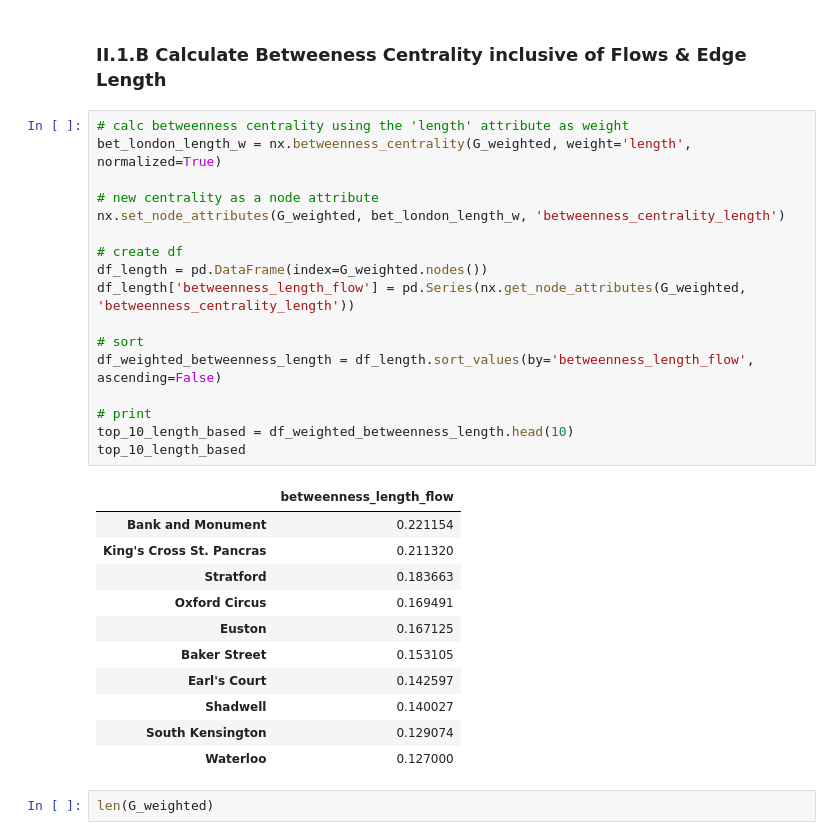
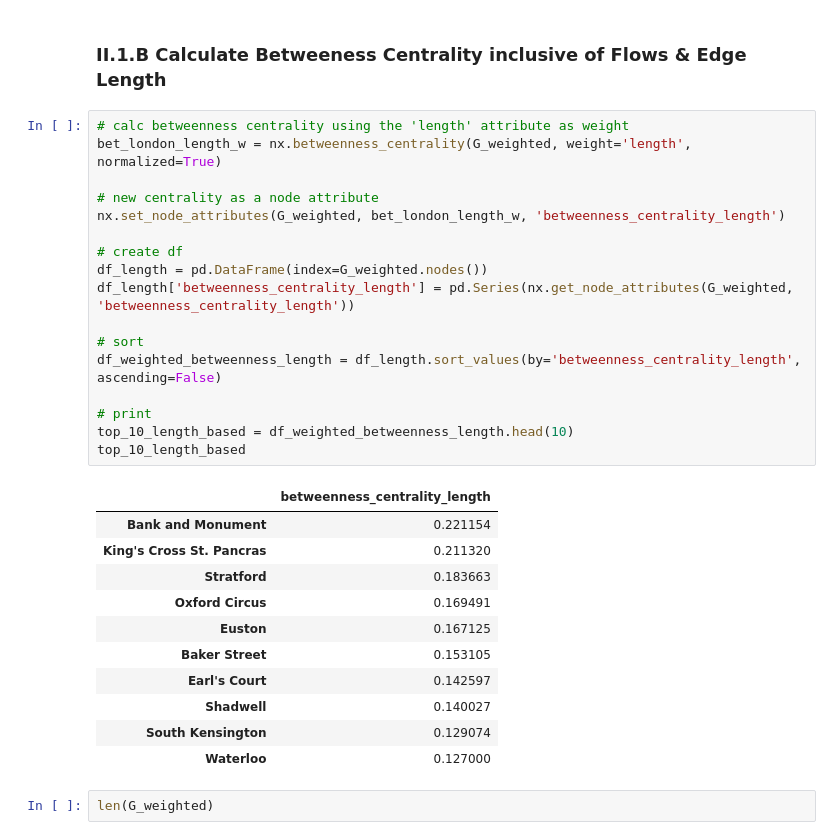
Before and after one commit to NikhilSDesai/UrbanSimulation, a Jupyter notebook: Final_Assessment.ipynb, the cells around one changed output. Cells and saved outputs as stored; diff of their text form.

```diff
--- a/Final_Assessment.ipynb
+++ b/Final_Assessment.ipynb
@@ -1406,22 +1406,22 @@ plt.show()
 # %%
 # calc betweenness centrality using the 'length' attribute as weight
 bet_london_length_w = nx.betweenness_centrality(G_weighted, weight='length', normalized=True)
 
 # new centrality as a node attribute
 nx.set_node_attributes(G_weighted, bet_london_length_w, 'betweenness_centrality_length')
 
 # create df
 df_length = pd.DataFrame(index=G_weighted.nodes())
-df_length['betweenness_length_flow'] = pd.Series(nx.get_node_attributes(G_weighted, 'betweenness_centrality_length'))
+df_length['betweenness_centrality_length'] = pd.Series(nx.get_node_attributes(G_weighted, 'betweenness_centrality_length'))
 
 # sort
-df_weighted_betweenness_length = df_length.sort_values(by='betweenness_length_flow', ascending=False)
+df_weighted_betweenness_length = df_length.sort_values(by='betweenness_centrality_length', ascending=False)
 
 # print
 top_10_length_based = df_weighted_betweenness_length.head(10)
 top_10_length_based
 # %% [output]
-|  | betweenness_length_flow |
+|  | betweenness_centrality_length |
 | Bank and Monument | 0.221154 |
 | King's Cross St. Pancras | 0.211320 |
 | Stratford | 0.183663 |
```
Also changed, not shown: parts of 5 cells of this notebook.
